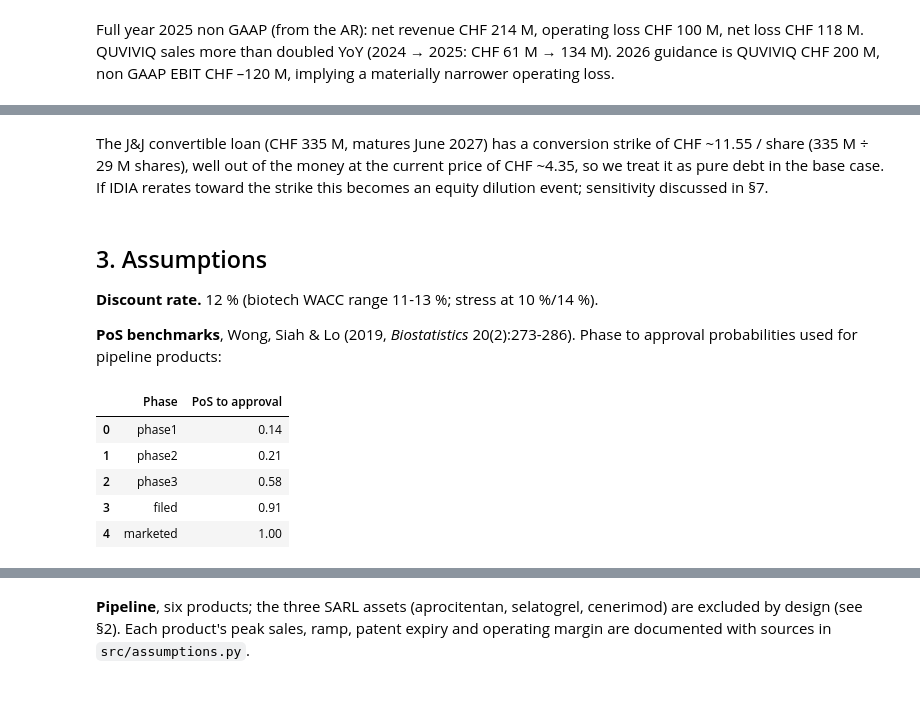
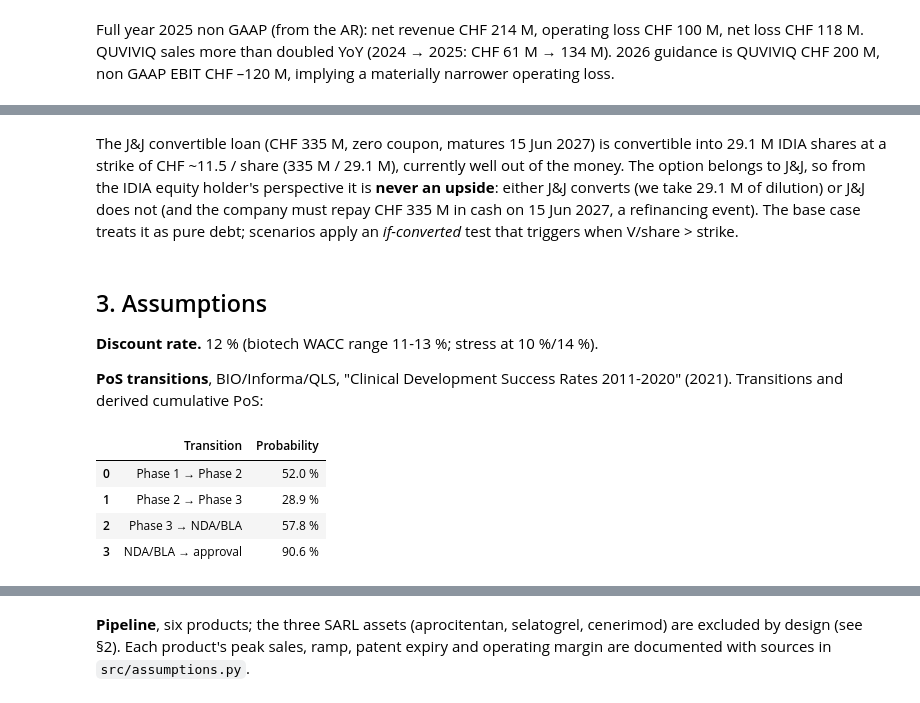
Before and after one commit to DimitriPr/rnpv-idorsia-valuation, a Jupyter notebook: notebooks/analysis.ipynb, the cells around one changed output, grey strips where cells are left out. Cells and saved outputs as stored; diff of their text form; code cells hidden in the pictures.

```diff
--- a/notebooks/analysis.ipynb
+++ b/notebooks/analysis.ipynb
@@ -133,24 +144,32 @@ bs
-# %% [markdown]
-The J&J convertible loan (CHF 335 M, matures June 2027) has a conversion
-strike of CHF ~11.55 / share (335 M ÷ 29 M shares), well out of the money
-at the current price of CHF ~4.35, so we treat it as pure debt in the base
-case. If IDIA rerates toward the strike this becomes an equity dilution
-event; sensitivity discussed in §7.
+# %% [markdown]
+The J&J convertible loan (CHF 335 M, zero coupon, matures 15 Jun 2027)
+is convertible into 29.1 M IDIA shares at a strike of CHF ~11.5 / share
+(335 M / 29.1 M), currently well out of the money. The option belongs
+to J&J, so from the IDIA equity holder's perspective it is **never an
+upside**: either J&J converts (we take 29.1 M of dilution) or J&J does
+not (and the company must repay CHF 335 M in cash on 15 Jun 2027, a
+refinancing event). The base case treats it as pure debt; scenarios
+apply an *if-converted* test that triggers when V/share > strike.
 # %% [markdown]
 ## 3. Assumptions
 
 **Discount rate.** 12 % (biotech WACC range 11-13 %; stress at 10 %/14 %).
 
-**PoS benchmarks**, Wong, Siah & Lo (2019, *Biostatistics* 20(2):273-286).
-Phase to approval probabilities used for pipeline products:
+**PoS transitions**, BIO/Informa/QLS, "Clinical Development Success
+Rates 2011-2020" (2021). Transitions and derived cumulative PoS:
-# %%
-pos = pd.DataFrame(A.POS_BY_PHASE_WSL_2019.items(),
-                   columns=["Phase", "PoS to approval"])
-pos
-# %% [output]
-|  | Phase | PoS to approval |
-| 0 | phase1 | 0.14 |
-| 1 | phase2 | 0.21 |
-| 2 | phase3 | 0.58 |
-| 3 | filed | 0.91 |
-| 4 | marketed | 1.00 |
+# %%
+trans = pd.DataFrame(
+    [("Phase 1 → Phase 2",  A.POS_TRANSITIONS["phase1_to_phase2"]),
+     ("Phase 2 → Phase 3",  A.POS_TRANSITIONS["phase2_to_phase3"]),
+     ("Phase 3 → NDA/BLA",  A.POS_TRANSITIONS["phase3_to_filing"]),
+     ("NDA/BLA → approval", A.POS_TRANSITIONS["filing_to_approval"])],
+    columns=["Transition", "Probability"],
+)
+trans["Probability"] = trans["Probability"].map(lambda x: f"{x*100:.1f} %")
+trans
+# %% [output]
+|  | Transition | Probability |
+| 0 | Phase 1 → Phase 2 | 52.0 % |
+| 1 | Phase 2 → Phase 3 | 28.9 % |
+| 2 | Phase 3 → NDA/BLA | 57.8 % |
+| 3 | NDA/BLA → approval | 90.6 % |
```
Also changed, not shown: parts of 18 cells of this notebook, 3 other files.
